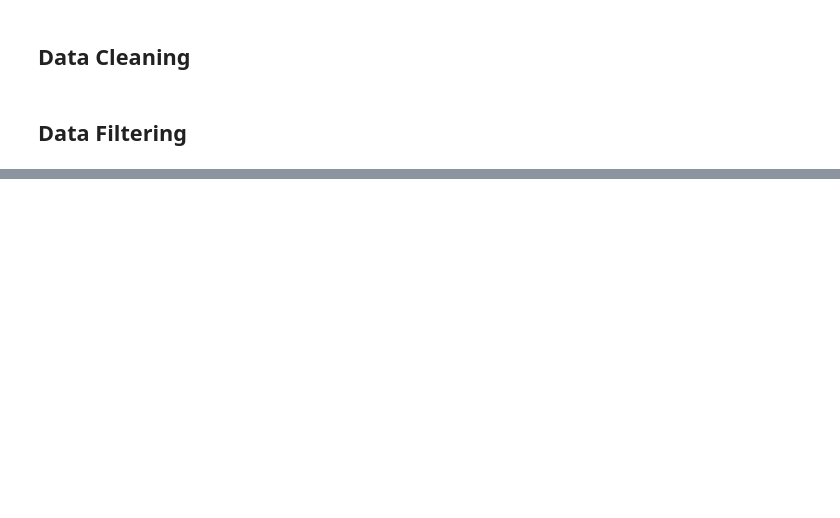
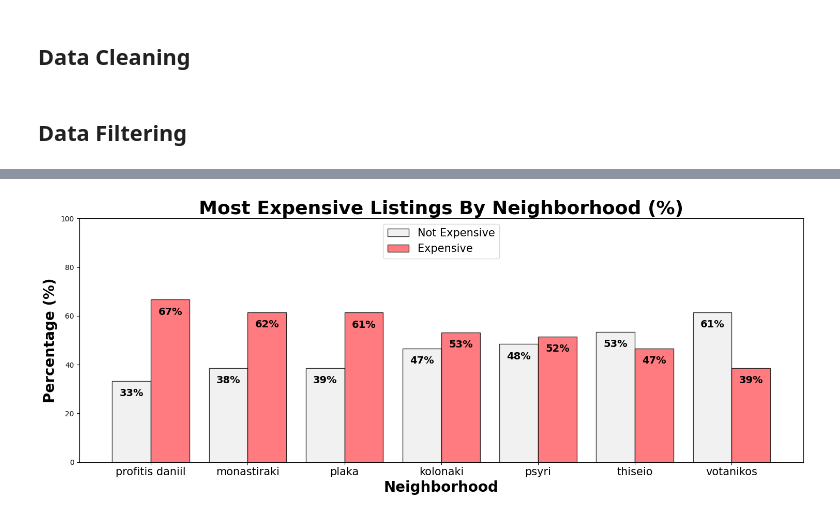
Before and after one commit to jtjohn172/Airbnb-Recommendation-System, a Jupyter notebook: Airbnb_recsys_analysis.ipynb, the cells around one changed output, grey strips where cells are left out. Cells and saved outputs as stored; diff of their text form; code cells hidden in the pictures; blank space fills up the shorter version.

```diff
--- a/Airbnb_recsys_analysis.ipynb
+++ b/Airbnb_recsys_analysis.ipynb
@@ -131,7 +101,7 @@ Name: description, Length: 28122, dtype: object
 ## Data Cleaning
 # %%
 # Columns to drop
-cols_to_drop = ['zipcode', 'month', 'bed_type'
+cols_to_drop = ['zipcode', 'month', 'bed_type', 'transit'
                ]
 df.drop(columns=cols_to_drop, inplace=True)
 
@@ -188,8 +158,13 @@ df['host_response_rate'] = df['host_response_rate'].str.replace('%', '').astype(
 df['price'] = df['price'].replace('[\$,]', '', regex=True).astype(float)
 df['guest_limit'] = df['guest_limit'].astype(float)
 
+
 # Replace hyper-specific values
 df.loc[(df['cancellation_policy'] != 'moderate') & (df['cancellation_policy'] != 'flexible'), 'cancellation_policy'] = 'strict'
+
+
+# Fill missing host_response_rate with median value
+df['host_response_rate'] = df['host_response_rate'].fillna(df['host_response_rate'].mean())
 # %% [markdown]
 ## Data Filtering
 # %%
@@ -242,0 +252,49 @@ https://chat.openai.com/share/d65ac935-6d39-49db-bda1-b52fbd2d57c8
+# %%
+# Compute the counts
+counts = df.groupby('neighborhood')['expensive'].value_counts().unstack().fillna(0)
+
+# Calculate the percentage of expensive and not expensive listings
+counts['total'] = counts.sum(axis=1)
+counts['expensive_percentage'] = counts[1] / counts['total'] * 100
+counts['not_expensive_percentage'] = counts[0] / counts['total'] * 100
+
+# Sort by neighborhoods with the highest percentage of expensive listings
+sorted_counts = counts.sort_values('expensive_percentage', ascending=False)
+
+# Slice the sorted_counts DataFrame to keep only the top 7 rows
+top_7_counts = sorted_counts.iloc[:7]
+
+# Updated color dictionary
+color_dict = {0: '#eeeeee', 1: '#ff5a5f'}
+
+# Plot
+plt.figure(figsize=(15, 6))
+bar_width = 0.40  # Width of bars
+indices = range(len(top_7_counts))
+
+# Updating the colors and adding edgecolor
+bars_not_expensive = plt.bar(indices, top_7_counts['not_expensive_percentage'], bar_width, label='Not Expensive', color=color_dict[0], alpha=0.8, edgecolor='black')
+bars_expensive = plt.bar([i + bar_width for i in indices], top_7_counts['expensive_percentage'], bar_width, label='Expensive', color=color_dict[1], alpha=0.8, edgecolor='black')
+
+plt.xlabel('Neighborhood', fontsize=20, weight='bold')
+plt.ylabel('Percentage (%)', fontsize=20, weight='bold')
+plt.title('Most Expensive Listings By Neighborhood (%)', fontsize=26, weight='bold')
+plt.xticks([i + bar_width / 2 for i in indices], top_7_counts.index, rotation=0, fontsize=15)
+plt.legend(fontsize=15, loc='upper center')
+
+# Set y-axis limits to be from 0 to 100
+plt.ylim(0, 100)
+
+# Add rounded percentages inside the bars
+for bar in bars_not_expensive:
+    yval = bar.get_height()
+    plt.text(bar.get_x() + bar.get_width()/2, yval - 5, f"{round(yval)}%", ha='center', va='center', color='black', weight='bold', fontsize=14)
+
+for bar in bars_expensive:
+    yval = bar.get_height()
+    plt.text(bar.get_x() + bar.get_width()/2, yval - 5, f"{round(yval)}%", ha='center', va='center', color='black', weight='bold', fontsize=14)
+
+plt.tight_layout()
+plt.show()
+# %% [output]
+[figure, added]
```
Also changed, not shown: parts of 36 cells of this notebook.
